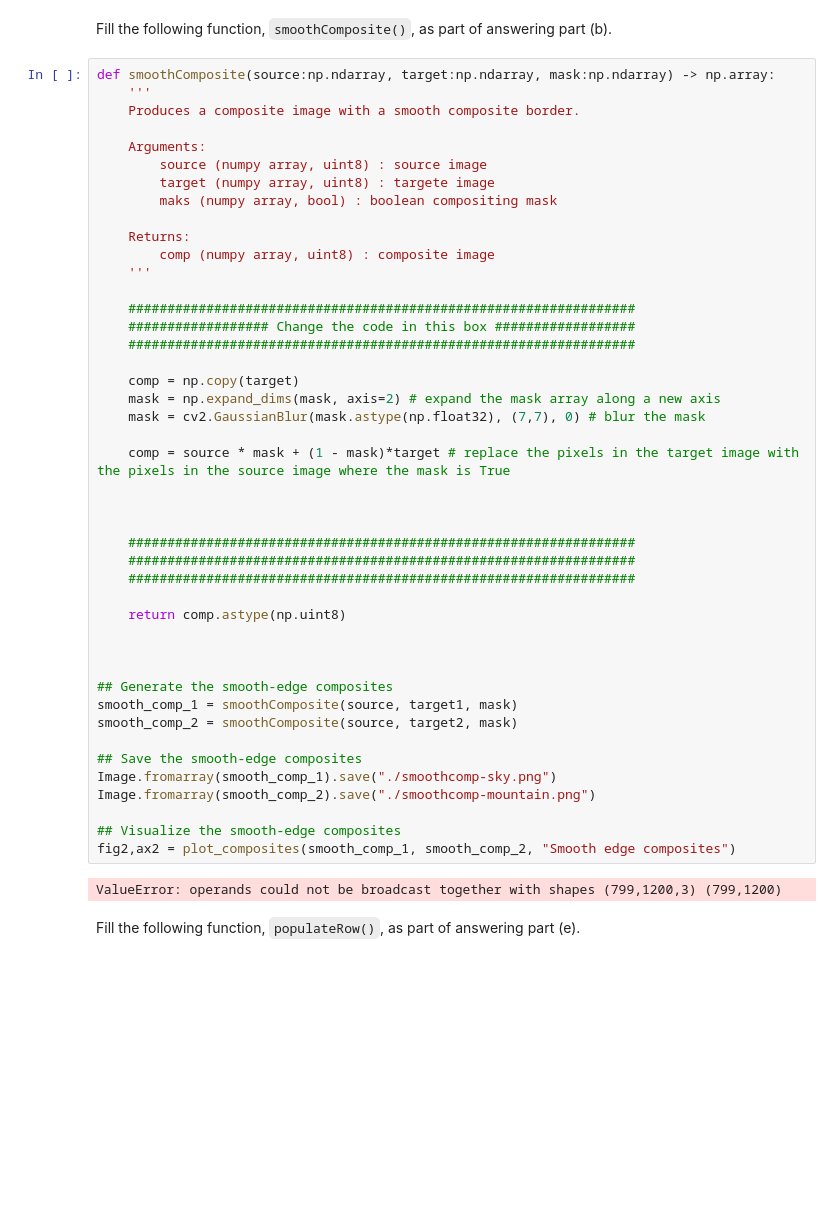
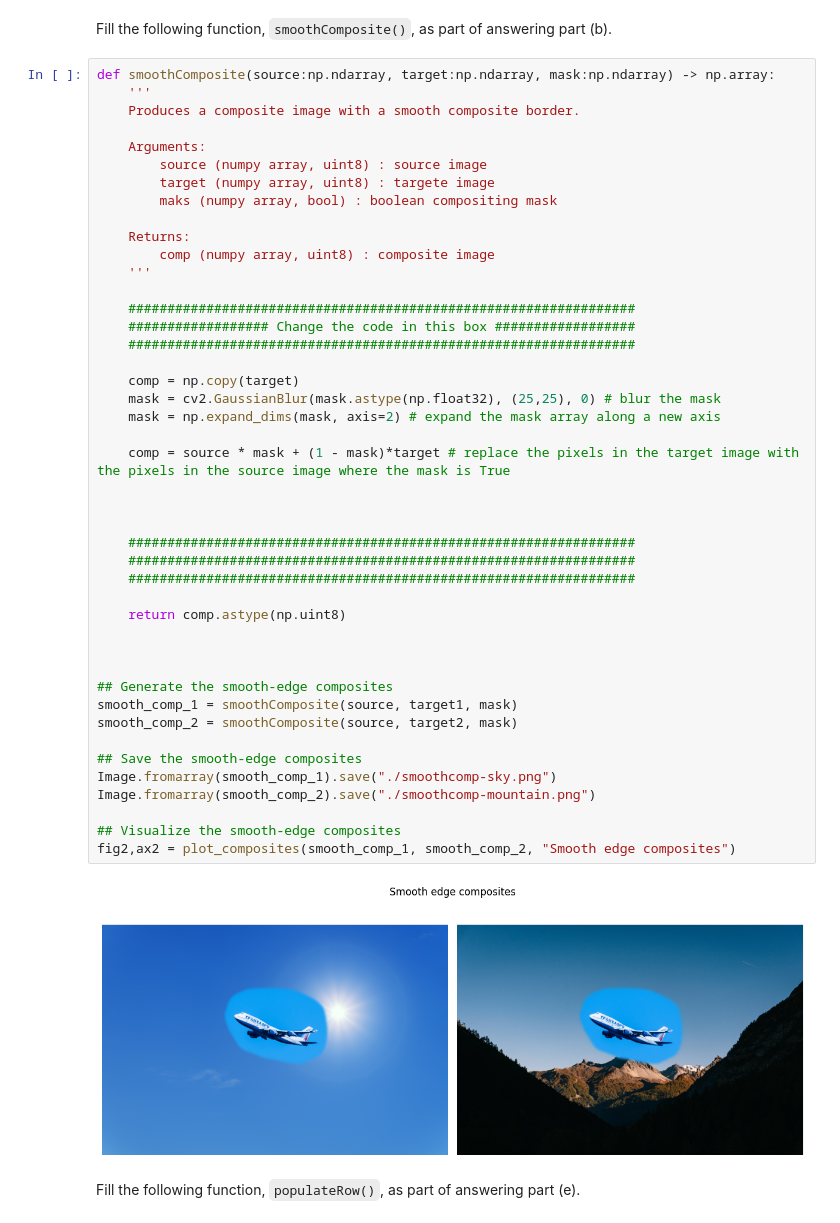
Before and after one commit to tva050/FYS-2010, a Jupyter notebook: Mandetory/Task2/ImageCompositing.ipynb, the cells around one changed output. Saved outputs shown, nothing was run; the diff lists cells and outputs as text; blank space fills up the shorter version.

```diff
--- a/Mandetory/Task2/ImageCompositing.ipynb
+++ b/Mandetory/Task2/ImageCompositing.ipynb
@@ -136,35 +136,35 @@ def smoothComposite(source:np.ndarray, target:np.ndarray, mask:np.ndarray) -> np
     #################################################################
     ################## Change the code in this box ##################
     #################################################################
 
     comp = np.copy(target)
+    mask = cv2.GaussianBlur(mask.astype(np.float32), (25,25), 0) # blur the mask
     mask = np.expand_dims(mask, axis=2) # expand the mask array along a new axis
-    mask = cv2.GaussianBlur(mask.astype(np.float32), (7,7), 0) # blur the mask
 
     comp = source * mask + (1 - mask)*target # replace the pixels in the target image with the pixels in the source image where the mask is True
 
 
 
     #################################################################
     #################################################################
     #################################################################
 
     return comp.astype(np.uint8)
 
 
 
 ## Generate the smooth-edge composites
 smooth_comp_1 = smoothComposite(source, target1, mask)
 smooth_comp_2 = smoothComposite(source, target2, mask)
 
 ## Save the smooth-edge composites
 Image.fromarray(smooth_comp_1).save("./smoothcomp-sky.png")
 Image.fromarray(smooth_comp_2).save("./smoothcomp-mountain.png")
 
 ## Visualize the smooth-edge composites
 fig2,ax2 = plot_composites(smooth_comp_1, smooth_comp_2, "Smooth edge composites")
 # %% [output]
-ValueError: operands could not be broadcast together with shapes (799,1200,3) (799,1200)
+[figure, added]
 # %% [markdown]
 Fill the following function, `populateRow()`, as part of answering part (e).
 # %%
```
Also changed, not shown: 2 other files.
